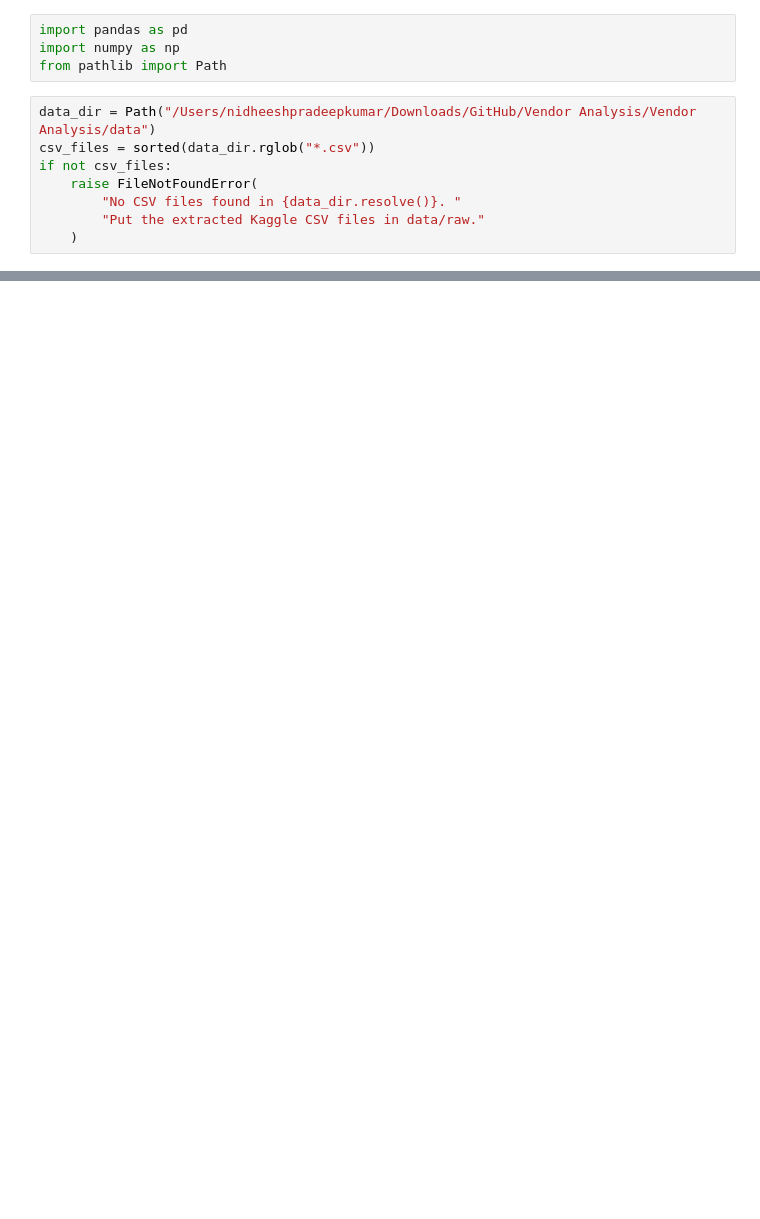
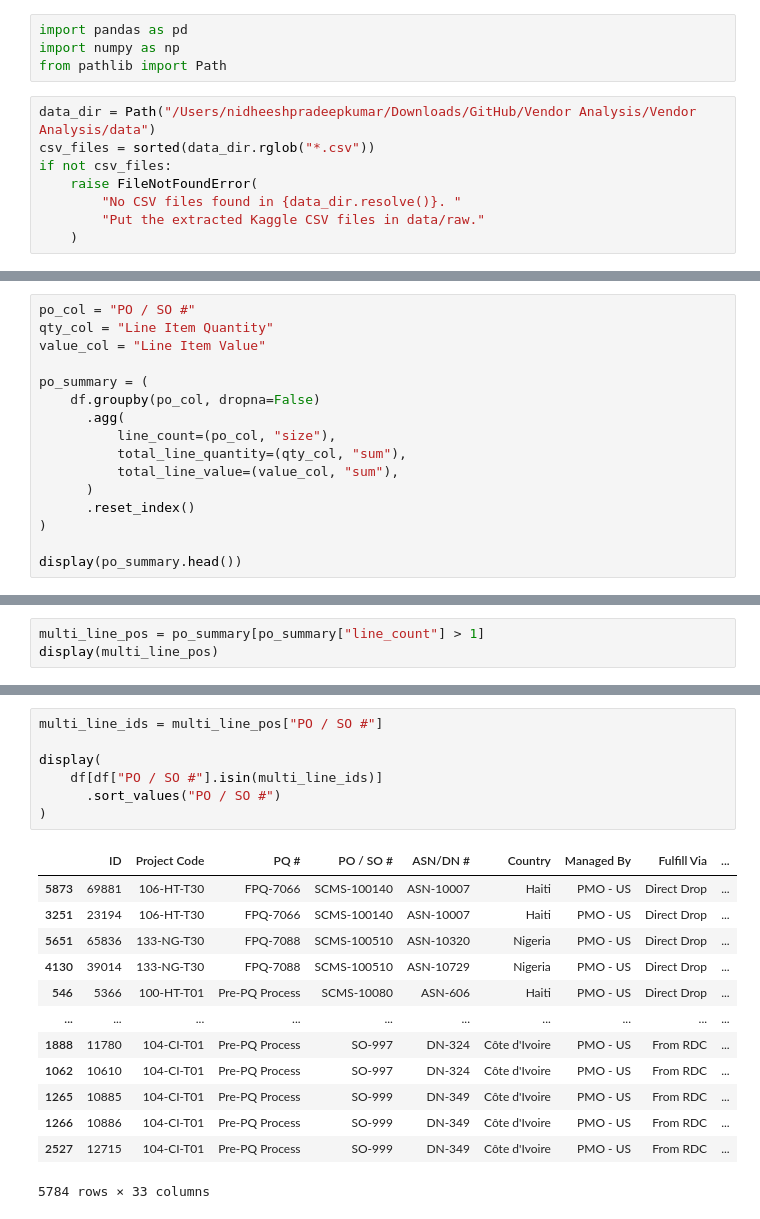
Before and after one commit to Nidheesh-Pradeep/Vendor-Analysis, a Jupyter notebook: notebooks/01_data_inspection.ipynb, the cells around one changed output, grey strips where cells are left out. Cells and saved outputs as stored; diff of their text form; blank space fills up the shorter version.

```diff
--- a/notebooks/01_data_inspection.ipynb
+++ b/notebooks/01_data_inspection.ipynb
@@ -58,0 +131,16 @@ print(f"File: {file_path}")
+# %%
+po_col = "PO / SO #"
+qty_col = "Line Item Quantity"
+value_col = "Line Item Value"
+
+po_summary = (
+    df.groupby(po_col, dropna=False)
+      .agg(
+          line_count=(po_col, "size"),
+          total_line_quantity=(qty_col, "sum"),
+          total_line_value=(value_col, "sum"),
+      )
+      .reset_index()
+)
+
+display(po_summary.head())
@@ -58,0 +174,3 @@ print(f"File: {file_path}")
+# %%
+multi_line_pos = po_summary[po_summary["line_count"] > 1]
+display(multi_line_pos)
@@ -58,0 +191,21 @@ print(f"File: {file_path}")
+# %%
+multi_line_ids = multi_line_pos["PO / SO #"]
+
+display(
+    df[df["PO / SO #"].isin(multi_line_ids)]
+      .sort_values("PO / SO #")
+)
+# %% [output]
+|  | ID | Project Code | PQ # | PO / SO # | ASN/DN # | Country | Managed By | Fulfill Via | ... |
+| 5873 | 69881 | 106-HT-T30 | FPQ-7066 | SCMS-100140 | ASN-10007 | Haiti | PMO - US | Direct Drop | ... |
+| 3251 | 23194 | 106-HT-T30 | FPQ-7066 | SCMS-100140 | ASN-10007 | Haiti | PMO - US | Direct Drop | ... |
+| 5651 | 65836 | 133-NG-T30 | FPQ-7088 | SCMS-100510 | ASN-10320 | Nigeria | PMO - US | Direct Drop | ... |
+| 4130 | 39014 | 133-NG-T30 | FPQ-7088 | SCMS-100510 | ASN-10729 | Nigeria | PMO - US | Direct Drop | ... |
+| 546 | 5366 | 100-HT-T01 | Pre-PQ Process | SCMS-10080 | ASN-606 | Haiti | PMO - US | Direct Drop | ... |
+| ... | ... | ... | ... | ... | ... | ... | ... | ... | ... |
+| 1888 | 11780 | 104-CI-T01 | Pre-PQ Process | SO-997 | DN-324 | Côte d'Ivoire | PMO - US | From RDC | ... |
+| 1062 | 10610 | 104-CI-T01 | Pre-PQ Process | SO-997 | DN-324 | Côte d'Ivoire | PMO - US | From RDC | ... |
+| 1265 | 10885 | 104-CI-T01 | Pre-PQ Process | SO-999 | DN-349 | Côte d'Ivoire | PMO - US | From RDC | ... |
+| 1266 | 10886 | 104-CI-T01 | Pre-PQ Process | SO-999 | DN-349 | Côte d'Ivoire | PMO - US | From RDC | ... |
+| 2527 | 12715 | 104-CI-T01 | Pre-PQ Process | SO-999 | DN-349 | Côte d'Ivoire | PMO - US | From RDC | ... |
+5784 rows × 33 columns
```
Also changed, not shown: parts of 9 cells of this notebook, 19 other files.
